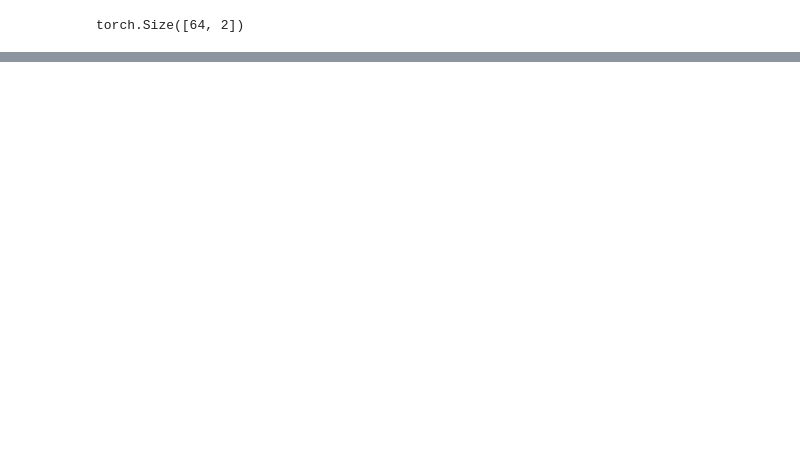
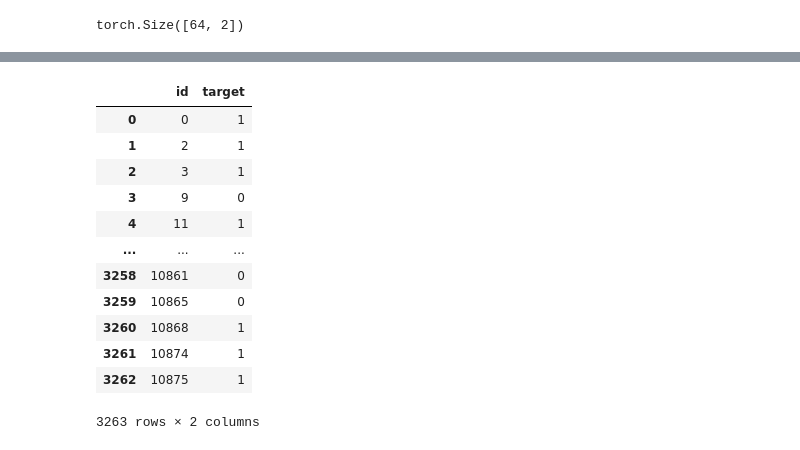
Before and after one commit to EddyGiusepe/NLP_with_Disaster_Tweets_Transfer_Learning, a Jupyter notebook: Baseline_NLP_with_Disaster_Tweest.ipynb, the cells around one changed output, grey strips where cells are left out. Drawn from its saved outputs; the diff is of its cells as text; code cells hidden in the pictures; blank space fills up the shorter version.

```diff
--- a/Baseline_NLP_with_Disaster_Tweest.ipynb
+++ b/Baseline_NLP_with_Disaster_Tweest.ipynb
@@ -198,0 +266,20 @@ plot(hist)
+# %%
+# Importante:
+# shuffle=False. Tem que ser False. Se você colocar NONE ele misturará os Dados, e isso não queremos
+# Porque mantemos a ordem para depois comparar
+
+test_dataloader = data.BucketIterator(test_dataset, batch_size=64, shuffle=False, device=device)
+# %%
+def predict():
+    model.eval()
+    preds = torch.tensor([]).to(device)
+    with torch.no_grad():
+        for batch in test_dataloader:
+            y_pred = model(batch.text)
+            y_pred = torch.argmax(y_pred, axis=1)
+            preds = torch.cat([preds, y_pred])
+    return preds
+# %%
+preds = predict()
+
+preds
@@ -198,0 +292,4 @@ plot(hist)
+# %%
+submission = pd.read_csv(PATH  / 'sample_submission.csv')
+
+submission.head()
@@ -198,0 +303,20 @@ plot(hist)
+# %%
+# A prediçoes do nosso Modelo
+
+submission.target = preds.cpu().long() # .long() --> para que seja um número inteiro
+
+submission
+# %% [output]
+|  | id | target |
+| 0 | 0 | 1 |
+| 1 | 2 | 1 |
+| 2 | 3 | 1 |
+| 3 | 9 | 0 |
+| 4 | 11 | 1 |
+| ... | ... | ... |
+| 3258 | 10861 | 0 |
+| 3259 | 10865 | 0 |
+| 3260 | 10868 | 1 |
+| 3261 | 10874 | 1 |
+| 3262 | 10875 | 1 |
+3263 rows × 2 columns
```
Also changed, not shown: parts of 14 cells of this notebook.
